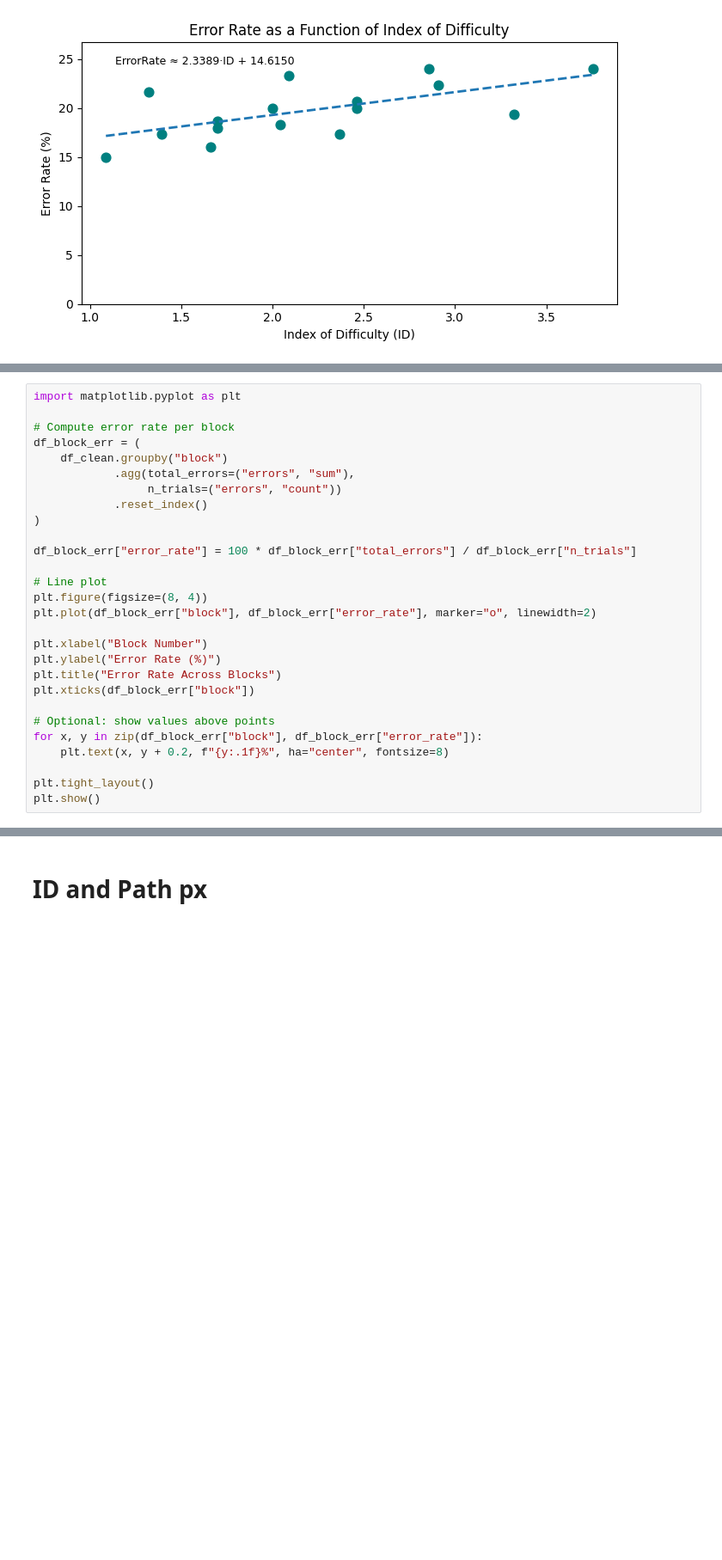
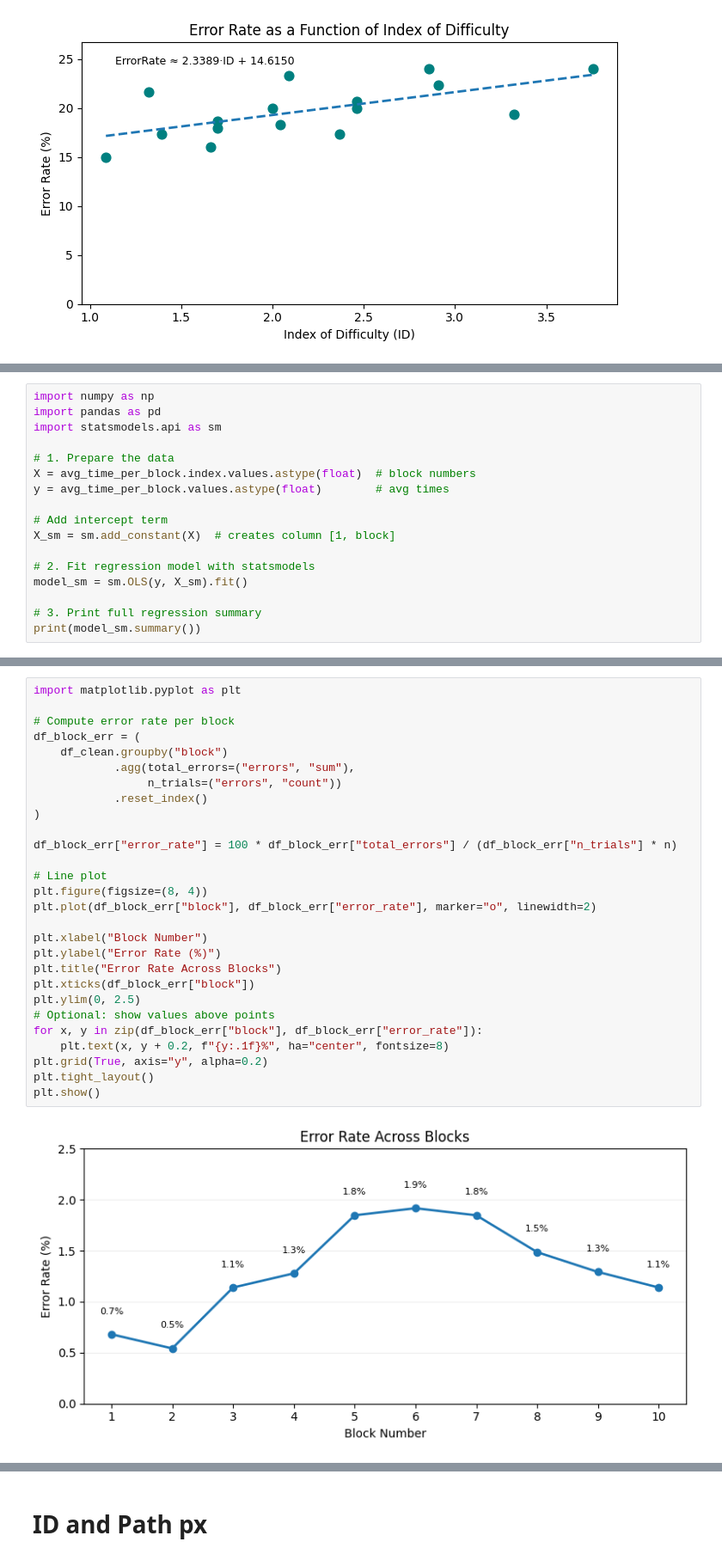
Before and after one commit to atieh-ameri/fitts-law-experiment, a Jupyter notebook: Fitts_Law_Experiment_Analysis.ipynb, the cells around one changed output, grey strips where cells are left out. Shown at 86% size. Saved outputs shown, nothing was run; the diff lists cells and outputs as text; blank space fills up the shorter version.

```diff
--- a/Fitts_Law_Experiment_Analysis.ipynb
+++ b/Fitts_Law_Experiment_Analysis.ipynb
@@ -1665,0 +1657,17 @@ Name: trial_time_s, dtype: float64
+# %%
+import numpy as np
+import pandas as pd
+import statsmodels.api as sm
+
+# 1. Prepare the data
+X = avg_time_per_block.index.values.astype(float)  # block numbers
+y = avg_time_per_block.values.astype(float)        # avg times
+
+# Add intercept term
+X_sm = sm.add_constant(X)  # creates column [1, block]
+
+# 2. Fit regression model with statsmodels
+model_sm = sm.OLS(y, X_sm).fit()
+
+# 3. Print full regression summary
+print(model_sm.summary())
@@ -1666,28 +1694,30 @@ Name: trial_time_s, dtype: float64
 # %%
 import matplotlib.pyplot as plt
 
 # Compute error rate per block
 df_block_err = (
     df_clean.groupby("block")
             .agg(total_errors=("errors", "sum"),
                  n_trials=("errors", "count"))
             .reset_index()
 )
 
-df_block_err["error_rate"] = 100 * df_block_err["total_errors"] / df_block_err["n_trials"]
+df_block_err["error_rate"] = 100 * df_block_err["total_errors"] / (df_block_err["n_trials"] * n)
 
 # Line plot
 plt.figure(figsize=(8, 4))
 plt.plot(df_block_err["block"], df_block_err["error_rate"], marker="o", linewidth=2)
 
 plt.xlabel("Block Number")
 plt.ylabel("Error Rate (%)")
 plt.title("Error Rate Across Blocks")
 plt.xticks(df_block_err["block"])
-
+plt.ylim(0, 2.5)
 # Optional: show values above points
 for x, y in zip(df_block_err["block"], df_block_err["error_rate"]):
     plt.text(x, y + 0.2, f"{y:.1f}%", ha="center", fontsize=8)
-
+plt.grid(True, axis="y", alpha=0.2)
 plt.tight_layout()
 plt.show()
+# %% [output]
+[figure, added]
```
Also changed, not shown: parts of 23 cells of this notebook.
